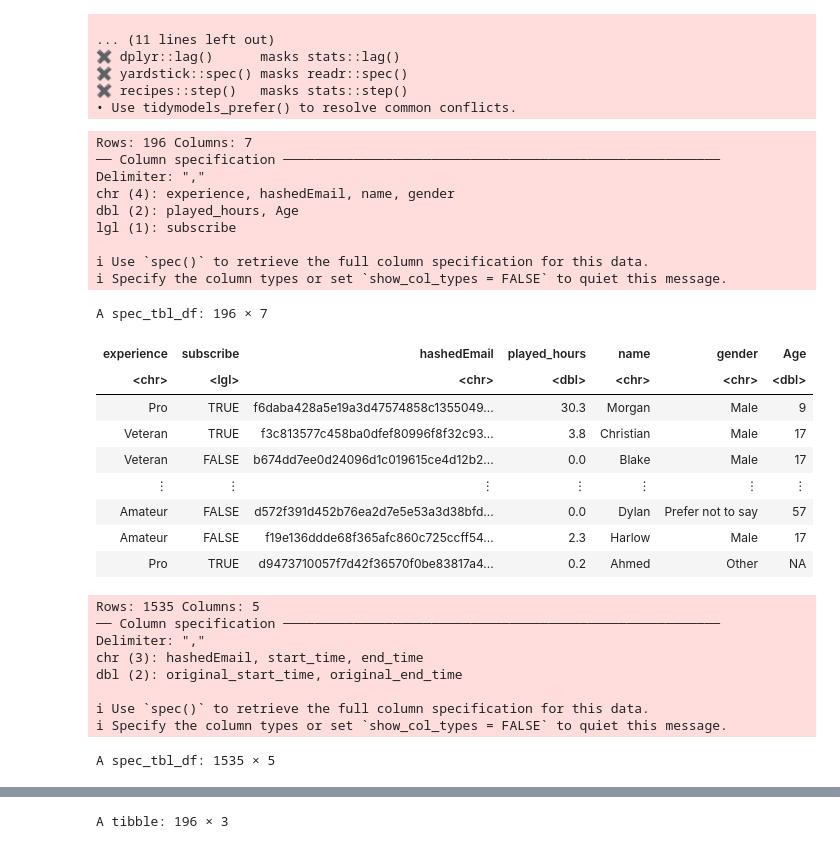
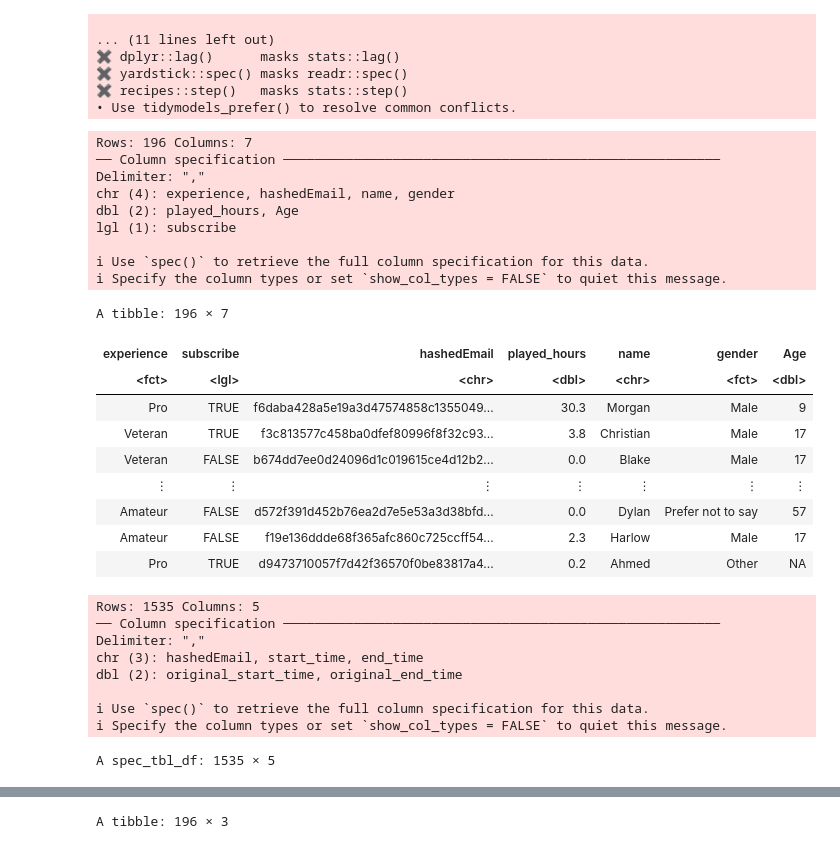
Before and after one commit to cocoZ-222/individual_planning_stage_session004_group14, a Jupyter notebook: individual_planning_stage_session004_group14.ipynb, the cells around one changed output, grey strips where cells are left out. Drawn from its saved outputs; the diff is of its cells as text; code cells hidden in the pictures.

Commit message:
Add some wrangling and notes

```diff
--- a/individual_planning_stage_session004_group14.ipynb
+++ b/individual_planning_stage_session004_group14.ipynb
@@ -22,23 +22,25 @@ options(repr.matrix.max.rows = 6)
 ✖ recipes::step()   masks stats::step()
 • Use tidymodels_prefer() to resolve common conflicts.
 # %%
-players <- read_csv("players.csv")
+#Read data and basic wrangling
+players <- read_csv("players.csv")|>
+mutate(experience = as_factor(experience), gender = as_factor(gender))
 players
 sessions <- read_csv("sessions.csv")
 sessions
 # %% [output]
 Rows: 196 Columns: 7
 ── Column specification ────────────────────────────────────────────────────────
 Delimiter: ","
 chr (4): experience, hashedEmail, name, gender
 dbl (2): played_hours, Age
 lgl (1): subscribe
 
 ℹ Use `spec()` to retrieve the full column specification for this data.
 ℹ Specify the column types or set `show_col_types = FALSE` to quiet this message.
-A spec_tbl_df: 196 × 7
+A tibble: 196 × 7
 | experience | subscribe | hashedEmail | played_hours | name | gender | Age |
-| <chr> | <lgl> | <chr> | <dbl> | <chr> | <chr> | <dbl> |
+| <fct> | <lgl> | <chr> | <dbl> | <chr> | <fct> | <dbl> |
 | Pro | TRUE | f6daba428a5e19a3d47574858c1355049... | 30.3 | Morgan | Male | 9 |
 | Veteran | TRUE | f3c813577c458ba0dfef80996f8f32c93... | 3.8 | Christian | Male | 17 |
 | Veteran | FALSE | b674dd7ee0d24096d1c019615ce4d12b2... | 0.0 | Blake | Male | 17 |
```
Also changed, not shown: parts of 5 cells of this notebook.
